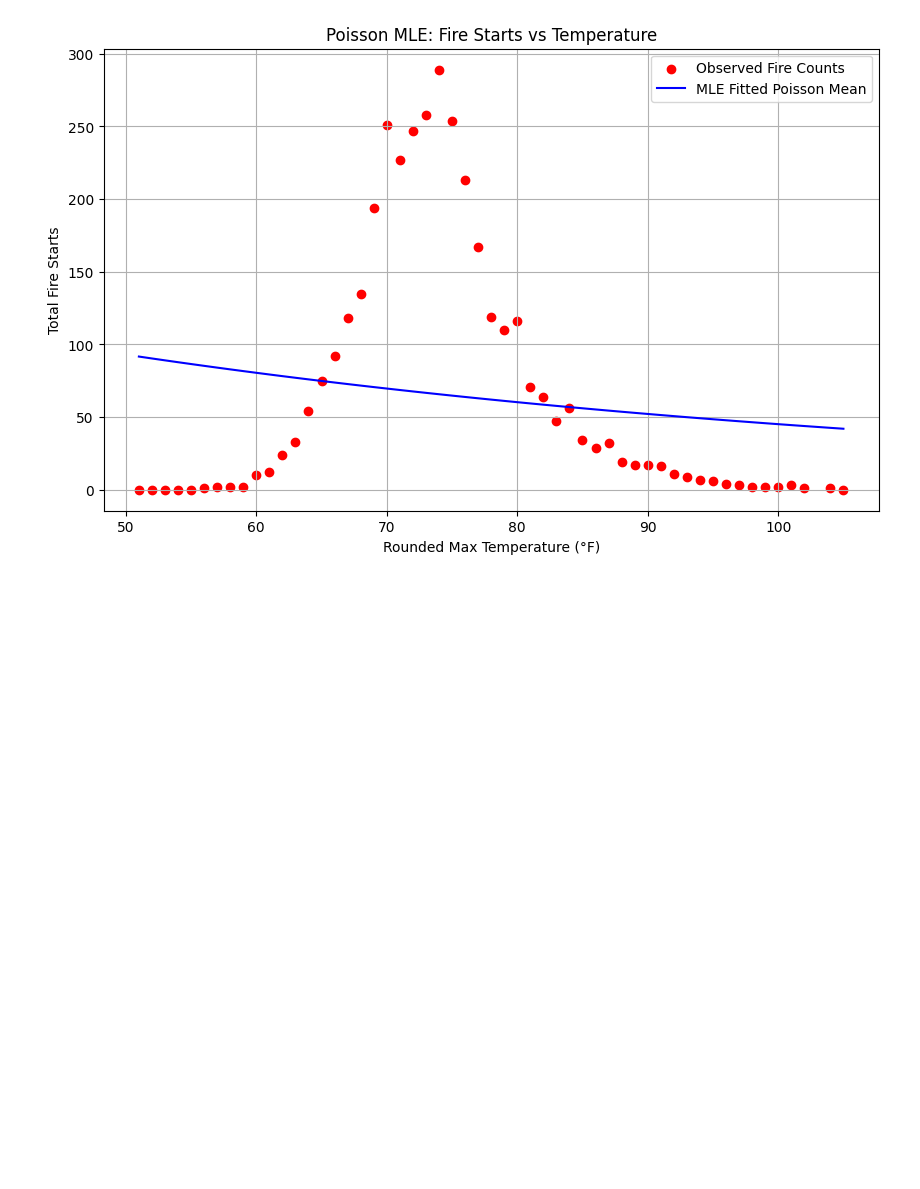
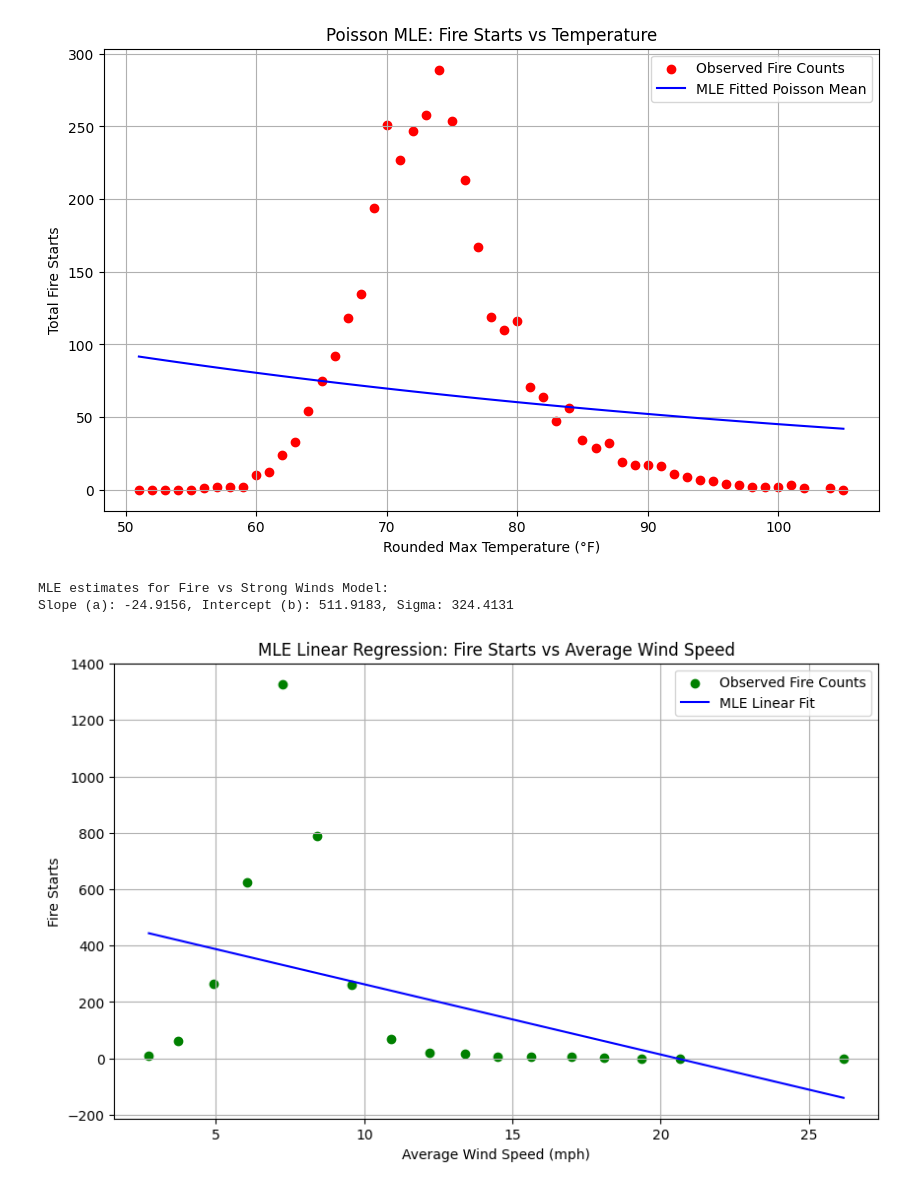
Before and after one commit to SophiaSoka/NumCompFinalProject, a Jupyter notebook: Analysis.ipynb, the cells around one changed output. Saved outputs shown, nothing was run; the diff lists cells and outputs as text; code cells hidden in the pictures; blank space fills up the shorter version.

```diff
--- a/Analysis.ipynb
+++ b/Analysis.ipynb
@@ -580,3 +580,74 @@ plt.show()
 # %% [output]
 MLE Estimates: beta0 = 5.2554, beta1 = -0.0145
 [figure]
+# %%
+import numpy as np
+import pandas as pd
+import matplotlib.pyplot as plt
+from scipy.optimize import minimize
+
+# Load the dataset
+df = pd.read_csv('CA_Weather_Fire_Dataset_1984-2025.csv')
+
+# Set column names
+df.columns = [
+    'DATE', 'PRECIPITATION', 'MAX_TEMP', 'MIN_TEMP', 'AVG_WIND_SPEED',
+    'FIRE_START_DAY', 'YEAR', 'TEMP_RANGE', 'WIND_TEMP_RATIO', 'MONTH',
+    'SEASON', 'LAGGED_PRECIPITATION', 'LAGGED_AVG_WIND_SPEED', 'DAY_OF_YEAR'
+]
+
+# Process dates and drop missing values
+df['DATE'] = pd.to_datetime(df['DATE'], errors='coerce')
+df.dropna(inplace=True)
+df['FIRE_START_DAY'] = df['FIRE_START_DAY'].astype(int)
+
+# Group data by binned average wind speed
+df['WIND_BIN'] = pd.cut(df['AVG_WIND_SPEED'], bins=20)
+grouped_wind = df.groupby('WIND_BIN').agg({
+    'AVG_WIND_SPEED': 'mean',
+    'FIRE_START_DAY': 'sum'
+}).dropna()
+
+# Extract arrays for wind speed and fire counts
+x_wind = grouped_wind['AVG_WIND_SPEED'].values
+y_fires = grouped_wind['FIRE_START_DAY'].values
+
+# Define the negative log-likelihood function for a linear model: y = a*x + b + noise (Gaussian)
+def neg_log_likelihood(params, x, y):
+    a, b, sigma = params
+    if sigma <= 0:
+        return np.inf
+    residuals = y - (a * x + b)
+    n = len(y)
+    nll = 0.5 * n * np.log(2 * np.pi) + n * np.log(sigma) + np.sum(residuals ** 2) / (2 * sigma ** 2)
+    return nll
+
+# Initial parameter guesses: slope, intercept, and sigma
+initial_params = [1.0, np.mean(y_fires), 1.0]
+bounds = [(-np.inf, np.inf), (-np.inf, np.inf), (1e-6, np.inf)]
+
+# Optimize the negative log likelihood to obtain MLE estimates
+result_wind = minimize(neg_log_likelihood, initial_params, args=(x_wind, y_fires), bounds=bounds)
+a_wind, b_wind, sigma_wind = result_wind.x
+
+print("MLE estimates for Fire vs Strong Winds Model:")
+print(f"Slope (a): {a_wind:.4f}, Intercept (b): {b_wind:.4f}, Sigma: {sigma_wind:.4f}")
+
+# Generate predictions from the fitted model
+x_pred = np.linspace(x_wind.min(), x_wind.max(), 300)
+y_pred = a_wind * x_pred + b_wind
+
+# Plot the observed data with the MLE linear fit
+plt.figure(figsize=(10, 6))
+plt.scatter(x_wind, y_fires, color='green', label='Observed Fire Counts')
+plt.plot(x_pred, y_pred, color='blue', label='MLE Linear Fit')
+plt.xlabel('Average Wind Speed (mph)')
+plt.ylabel('Fire Starts')
+plt.title('MLE Linear Regression: Fire Starts vs Average Wind Speed')
+plt.legend()
+plt.grid(True)
+plt.show()
+# %% [output]
+MLE estimates for Fire vs Strong Winds Model:
+Slope (a): -24.9156, Intercept (b): 511.9183, Sigma: 324.4131
+[figure, added]
```
